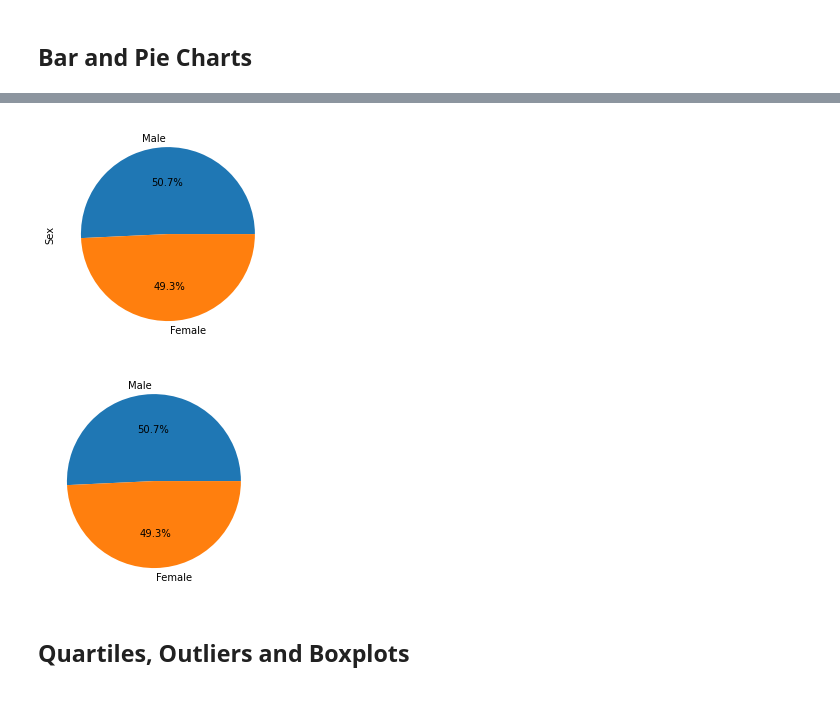
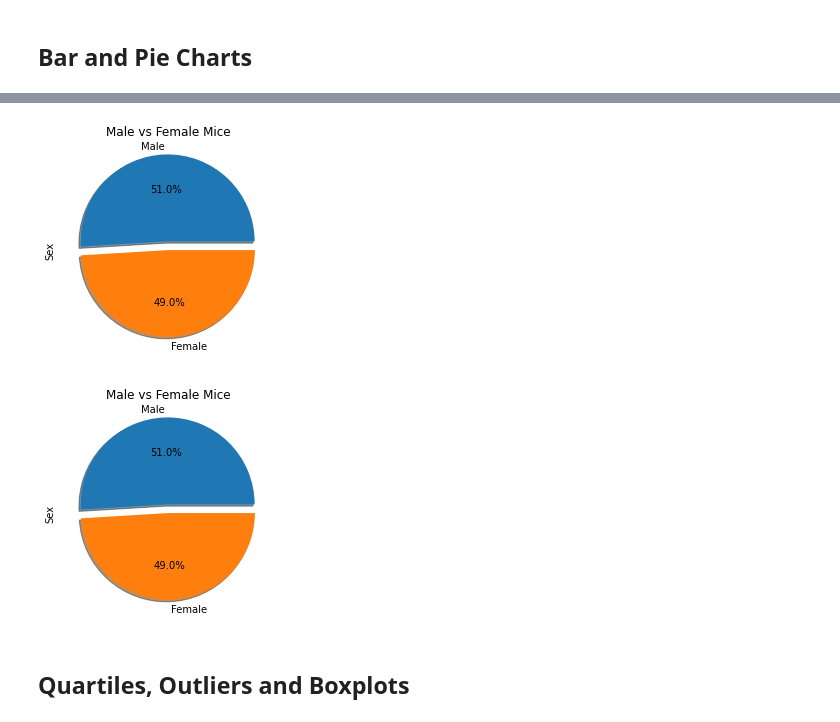
Before and after one commit to MahatmaK/Homework5, a Jupyter notebook: Pymaceuticals/pymaceuticals_starter.ipynb, the cells around one changed output, grey strips where cells are left out. Drawn from its saved outputs; the diff is of its cells as text; code cells hidden in the pictures.

```diff
--- a/Pymaceuticals/pymaceuticals_starter.ipynb
+++ b/Pymaceuticals/pymaceuticals_starter.ipynb
@@ -49,8 +49,8 @@ bool_combined_data["Duplicates"]= dups_bool
 dup_mouse_id_index = []
 
 for index in range(0,len(bool_combined_data)):
-    if bool_combined_data.iloc[index]["Duplicates"] == True:
-        dup_mouse_id_index.append(bool_combined_data.iloc[index]["Mouse ID"])
+    if bool_combined_data.loc[index]["Duplicates"] == True:
+        dup_mouse_id_index.append(bool_combined_data.loc[index]["Mouse ID"])
     else:
         next
 
@@ -64,6 +64,7 @@ clean_data = clean_data.rename({'Mouse ID' : 'Mouse_ID'}, axis = 1)
 for bad_mouse in bad_mice:
     clean_data = clean_data[clean_data.Mouse_ID != bad_mouse]
 
+clean_data = clean_data.drop(columns = "Duplicates")
 clean_data
 # %% [output]
 |  | Mouse_ID | Timepoint | Tumor Volume (mm3) | Metastatic Sites | Drug Regimen | Sex | Age_months | ... |
@@ -194,16 +194,21 @@ label_gender_list = mouse_sex_series.index.values.tolist()
 gender_count = mouse_sex_series.values.tolist()
 # %%
 # Generate a pie plot showing the distribution of female versus male mice using pandas
-
-mouse_sex_graph = mouse_sex_series.plot(kind="pie",autopct = '%1.1f%%')
+explode = (.1,0)
+mouse_sex_graph = mouse_sex_series.plot(kind="pie",
+                                        autopct = '%1.1f%%',
+                                        explode = explode,
+                                        shadow = True,
+                                        title ="Male vs Female Mice")
 # %% [output]
-[figure, old version]
+[figure, new version]
 # %%
 # Generate a pie plot showing the distribution of female versus male mice using pyplot
 
-explode = (0,0)
-mouse_sex_graph2 = plt.pie(gender_count,explode=explode,labels = label_gender_list,autopct="%1.1f%%")
+mouse_sex_graph2 = plt.pie(gender_count,explode=explode,labels = label_gender_list,autopct="%1.1f%%",shadow=True)
+mouse_sex_graph2 = plt.ylabel('Sex')
+mouse_sex_graph2 = plt.title("Male vs Female Mice")
 # %% [output]
-[figure, old version]
+[figure, new version]
 # %% [markdown]
 ## Quartiles, Outliers and Boxplots
```
Also changed, not shown: parts of 10 cells of this notebook.
